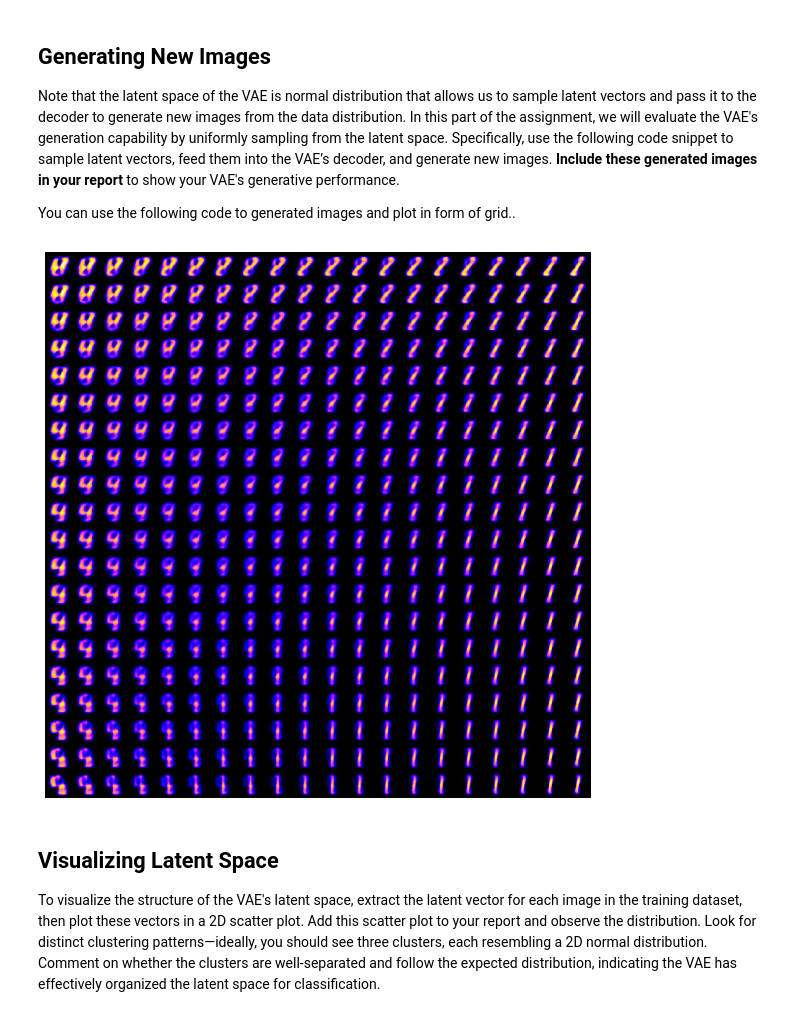
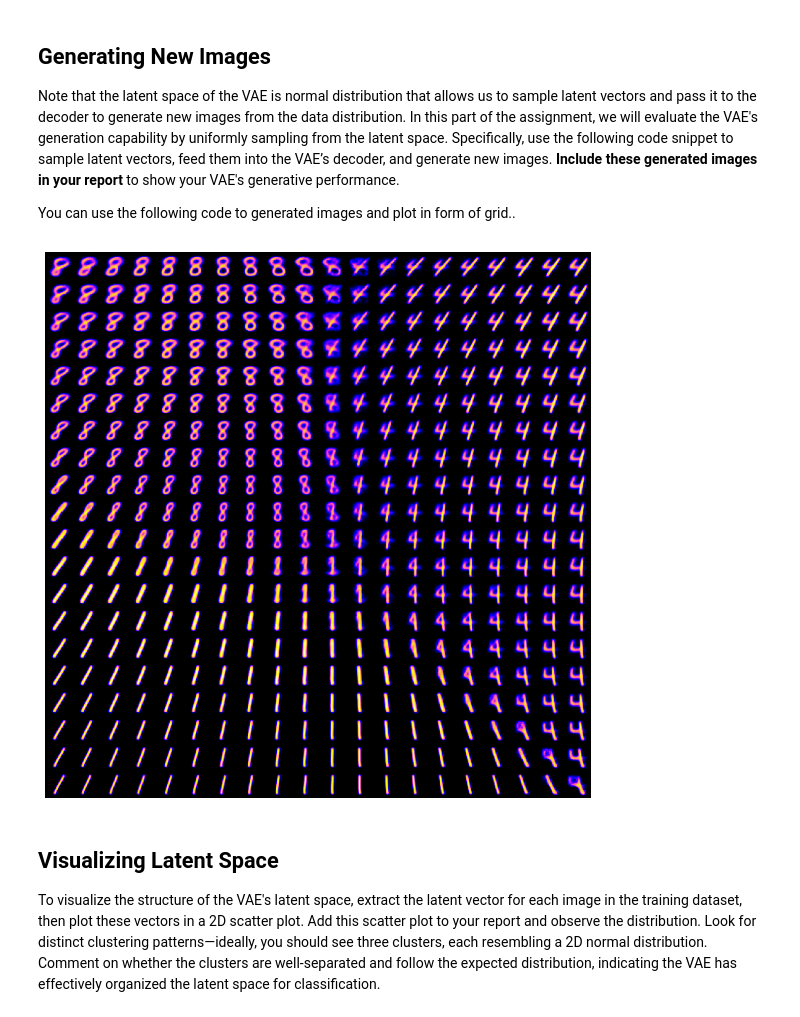
Before and after one commit to RISHIT7/GMM-VAE, a Jupyter notebook: notebooks/GMVAE.ipynb, the cells around one changed output. Saved outputs shown, nothing was run; the diff lists cells and outputs as text; code cells hidden in the pictures.

```diff
--- a/notebooks/GMVAE.ipynb
+++ b/notebooks/GMVAE.ipynb
@@ -456,0 +550,4 @@ Average 1 - MSE Score: 0.9630
+# %%
+n = 15
+val_loader = DataLoader(test_dataset, batch_size=n)
+similarity_scores(vae, val_loader, n=n)
@@ -461,41 +562,36 @@ Note that the latent space of the VAE is normal distribution that allows us to s
 
 You can use the following code to generated images and plot in form of grid..
 # %%
-import numpy as np
-import torch
-import matplotlib.pyplot as plt
-from scipy.stats import norm
-
 def plot_2d_manifold(vae, latent_dim=2, n=20, digit_size=28, device='cuda'):
     figure = np.zeros((digit_size * n, digit_size * n))
 
     # Generate a grid of values between 0.05 and 0.95 percentiles of a normal distribution
     grid_x = norm.ppf(np.linspace(0.05, 0.95, n))
     grid_y = norm.ppf(np.linspace(0.05, 0.95, n))
 
     vae.eval()  # Set VAE to evaluation mode
     with torch.no_grad():
         for i, yi in enumerate(grid_x):
             for j, xi in enumerate(grid_y):
                 z_sample = torch.tensor([[xi, yi]], device=device).float()
 
                 # Pass z to VAE Decoder
-                digit = vae.decoder(z_sample)
+                digit = vae.decode(z_sample)
                 # Write your code here
                 digit = digit.view(digit_size, digit_size).cpu().numpy()
 
                 figure[i * digit_size: (i + 1) * digit_size,
                        j * digit_size: (j + 1) * digit_size] = digit
 
 
     plt.figure(figsize=(10, 10))
     plt.imshow(figure, cmap='gnuplot2')
     plt.axis('off')
     plt.show()
 
 plot_2d_manifold(vae, latent_dim=2, n=20, digit_size=28, device='cuda')
 # %% [output]
-[figure, old version]
+[figure, new version]
 # %% [markdown]
 ## Visualizing Latent Space
 
```
Also changed, not shown: parts of 29 cells of this notebook.
